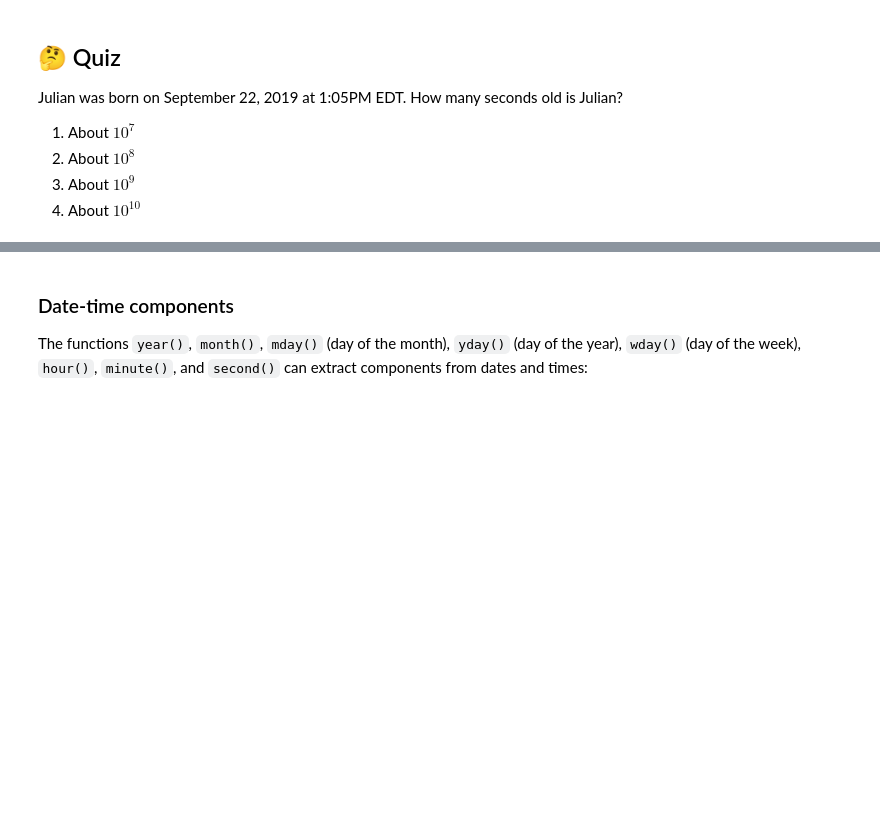
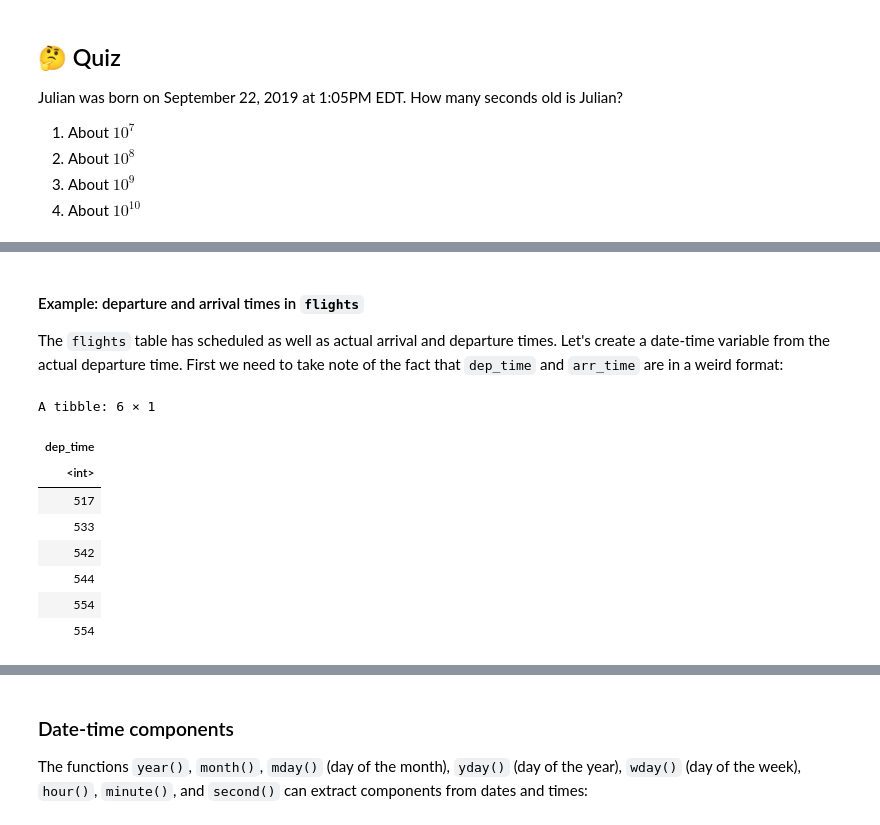
Before and after one commit to stats306/w23, a Jupyter notebook: lectures/week11/lecture15.ipynb, the cells around one changed output, grey strips where cells are left out. Saved outputs shown, nothing was run; the diff lists cells and outputs as text; code cells hidden in the pictures; blank space fills up the shorter version.

```diff
--- a/lectures/week11/lecture15.ipynb
+++ b/lectures/week11/lecture15.ipynb
@@ -244,0 +196,15 @@ Julian was born on September 22, 2019 at 1:05PM EDT. How many seconds old is Jul
+# %% [markdown]
+#### Example: departure and arrival times in `flights`
+The `flights` table has scheduled as well as actual arrival and departure times. Let's create a date-time variable from the actual departure time. First we need to take note of the fact that `dep_time` and `arr_time` are in a weird format:
+# %%
+flights %>% select(dep_time) %>% head
+# %% [output]
+A tibble: 6 × 1
+| dep_time |
+| <int> |
+| 517 |
+| 533 |
+| 542 |
+| 544 |
+| 554 |
+| 554 |
```
Also changed, not shown: parts of 85 cells of this notebook.
